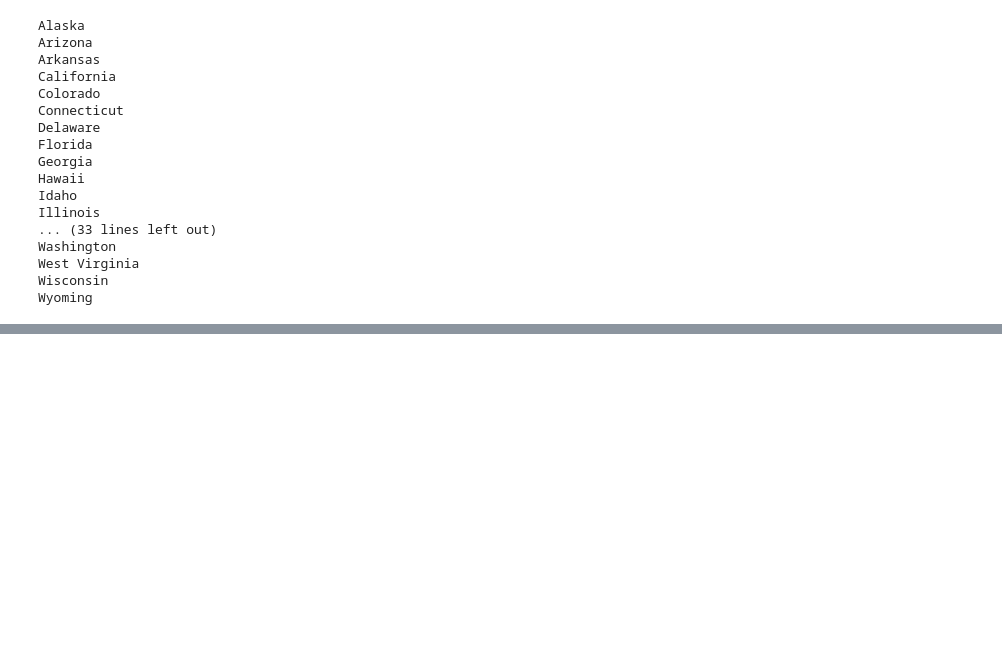
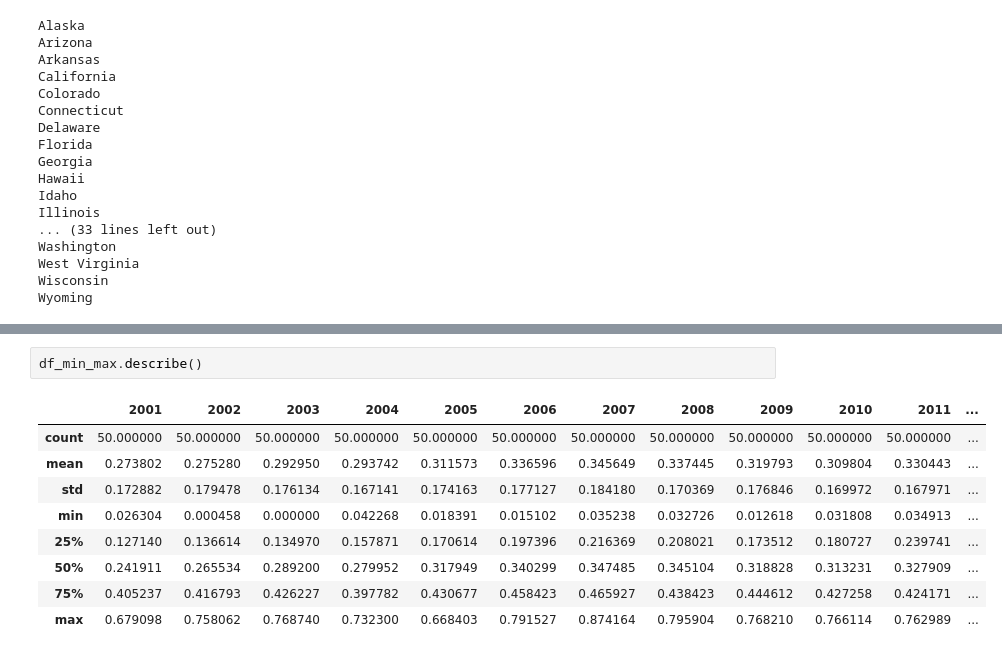
Before and after one commit to Emidiant/crime-in-usa-visualisation, a Jupyter notebook: coordinates_extraction/coordinate.ipynb, the cells around one changed output, grey strips where cells are left out. Drawn from its saved outputs; the diff is of its cells as text; blank space fills up the shorter version.

```diff
--- a/coordinates_extraction/coordinate.ipynb
+++ b/coordinates_extraction/coordinate.ipynb
@@ -268,0 +252,12 @@ array([[0.276351  , 0.21266809, 0.20856961, 0.17709695, 0.26683946,
+# %%
+df_min_max.describe()
+# %% [output]
+|  | 2001 | 2002 | 2003 | 2004 | 2005 | 2006 | 2007 | 2008 | 2009 | 2010 | 2011 | ... |
+| count | 50.000000 | 50.000000 | 50.000000 | 50.000000 | 50.000000 | 50.000000 | 50.000000 | 50.000000 | 50.000000 | 50.000000 | 50.000000 | ... |
+| mean | 0.273802 | 0.275280 | 0.292950 | 0.293742 | 0.311573 | 0.336596 | 0.345649 | 0.337445 | 0.319793 | 0.309804 | 0.330443 | ... |
+| std | 0.172882 | 0.179478 | 0.176134 | 0.167141 | 0.174163 | 0.177127 | 0.184180 | 0.170369 | 0.176846 | 0.169972 | 0.167971 | ... |
+| min | 0.026304 | 0.000458 | 0.000000 | 0.042268 | 0.018391 | 0.015102 | 0.035238 | 0.032726 | 0.012618 | 0.031808 | 0.034913 | ... |
+| 25% | 0.127140 | 0.136614 | 0.134970 | 0.157871 | 0.170614 | 0.197396 | 0.216369 | 0.208021 | 0.173512 | 0.180727 | 0.239741 | ... |
+| 50% | 0.241911 | 0.265534 | 0.289200 | 0.279952 | 0.317949 | 0.340299 | 0.347485 | 0.345104 | 0.318828 | 0.313231 | 0.327909 | ... |
+| 75% | 0.405237 | 0.416793 | 0.426227 | 0.397782 | 0.430677 | 0.458423 | 0.465927 | 0.438423 | 0.444612 | 0.427258 | 0.424171 | ... |
+| max | 0.679098 | 0.758062 | 0.768740 | 0.732300 | 0.668403 | 0.791527 | 0.874164 | 0.795904 | 0.768210 | 0.766114 | 0.762989 | ... |
```
Also changed, not shown: parts of 7 cells of this notebook, 1 other file.
